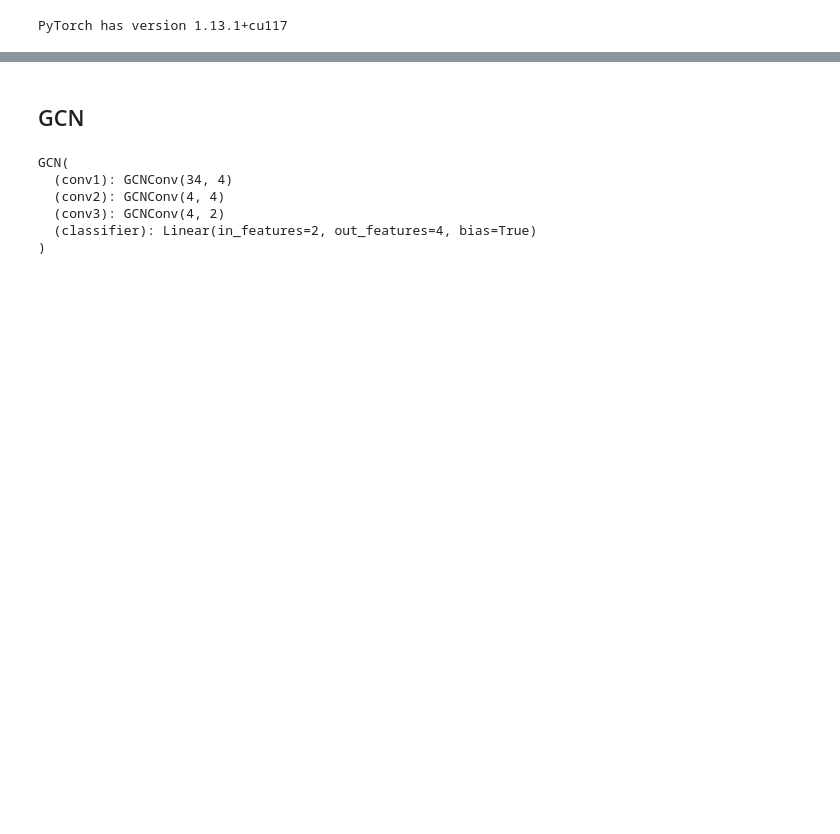
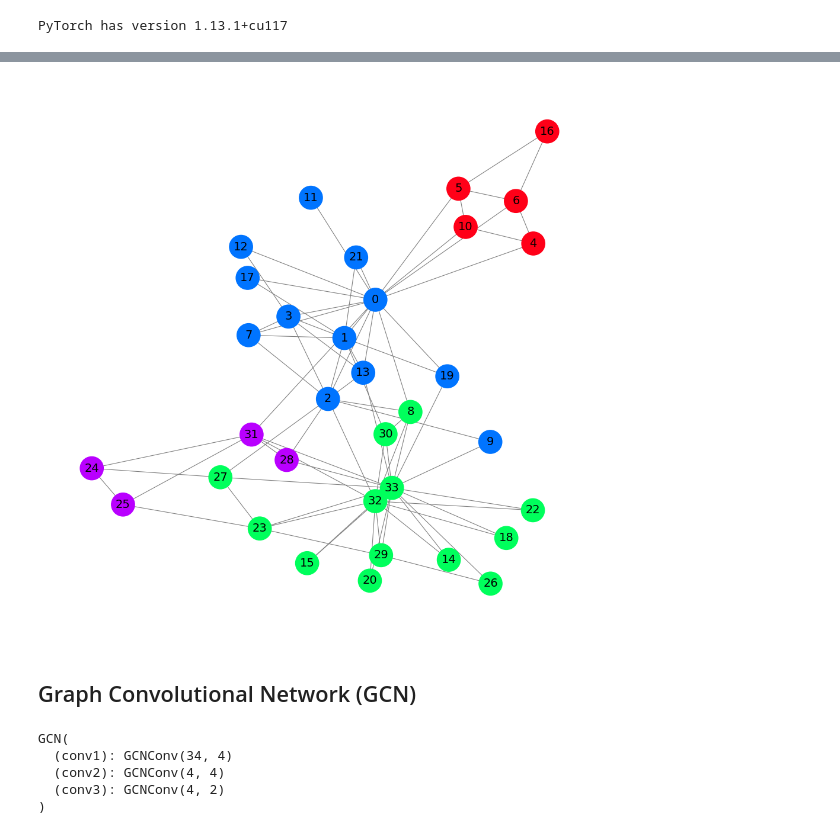
Before and after one commit to win7/Grap.hNeuralNetwork_Silimarity, a Jupyter notebook: GNN_sim_iso_mat.ipynb, the cells around one changed output, grey strips where cells are left out. Drawn from its saved outputs; the diff is of its cells as text; code cells hidden in the pictures; blank space fills up the shorter version.

Commit message:
Add GCN model

```diff
--- a/GNN_sim_iso_mat.ipynb
+++ b/GNN_sim_iso_mat.ipynb
@@ -35,14 +174,33 @@ def visualize(h, color, epoch=None, loss=None):
+# %%
+G = to_networkx(data, to_undirected=True)
+plt.figure(figsize=(12,12))
+plt.axis('off')
+nx.draw_networkx(G,
+                pos=nx.spring_layout(G, seed=0),
+                with_labels=True,
+                node_size=800,
+                node_color=data.y,
+                cmap="hsv",
+                vmin=-2,
+                vmax=3,
+                width=0.8,
+                edge_color="grey",
+                font_size=14
+                )
+plt.show()
+# %% [output]
+[figure, added]
 # %% [markdown]
-## GCN
+## Graph Convolutional Network (GCN)
 # %%
 class GCN(torch.nn.Module):
-    def __init__(self):
+    def __init__(self, num_features, num_classes):
         super(GCN, self).__init__()
         torch.manual_seed(12345)
-        self.conv1 = GCNConv(dataset.num_features, 4)
+        self.conv1 = GCNConv(num_features, 4)
         self.conv2 = GCNConv(4, 4)
         self.conv3 = GCNConv(4, 2)
-        self.classifier = Linear(2, dataset.num_classes)
+        # self.classifier = Linear(2, num_classes)
 
     def forward(self, x, edge_index):
         h = self.conv1(x, edge_index)
@@ -53,16 +211,15 @@ class GCN(torch.nn.Module):
         h = h.tanh()  # Final GNN embedding space.
 
         # Apply a final (linear) classifier.
-        out = self.classifier(h)
+        # out = self.classifier(h)
 
-        return out, h
+        return _, h # out, h
 
-model = GCN()
+model = GCN(num_features=dataset.num_features, num_classes=dataset.num_classes)
 print(model)
 # %% [output]
 GCN(
   (conv1): GCNConv(34, 4)
   (conv2): GCNConv(4, 4)
   (conv3): GCNConv(4, 2)
-  (classifier): Linear(in_features=2, out_features=4, bias=True)
 )
```
Also changed, not shown: parts of 13 cells of this notebook.
